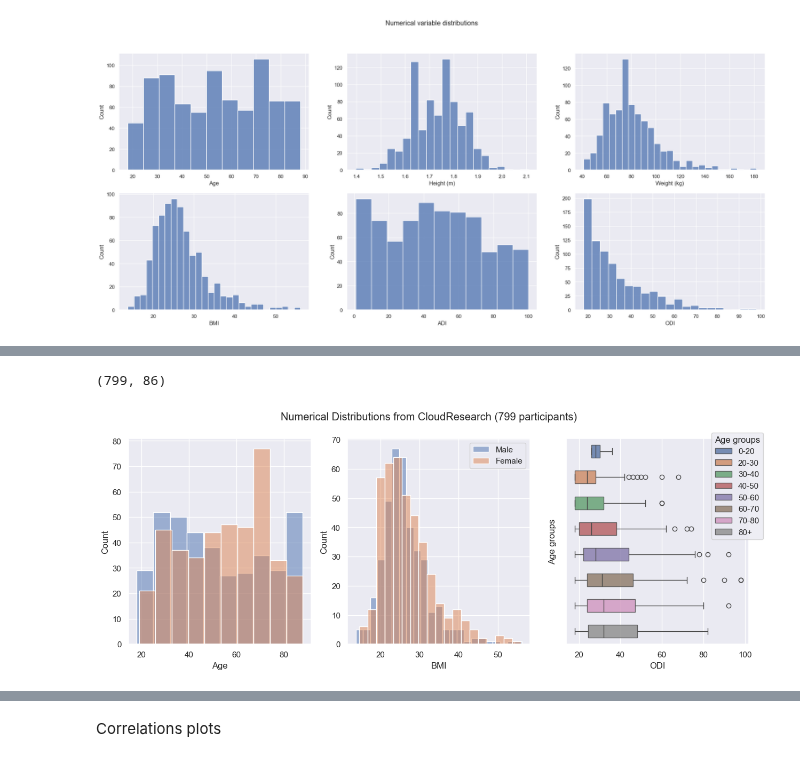
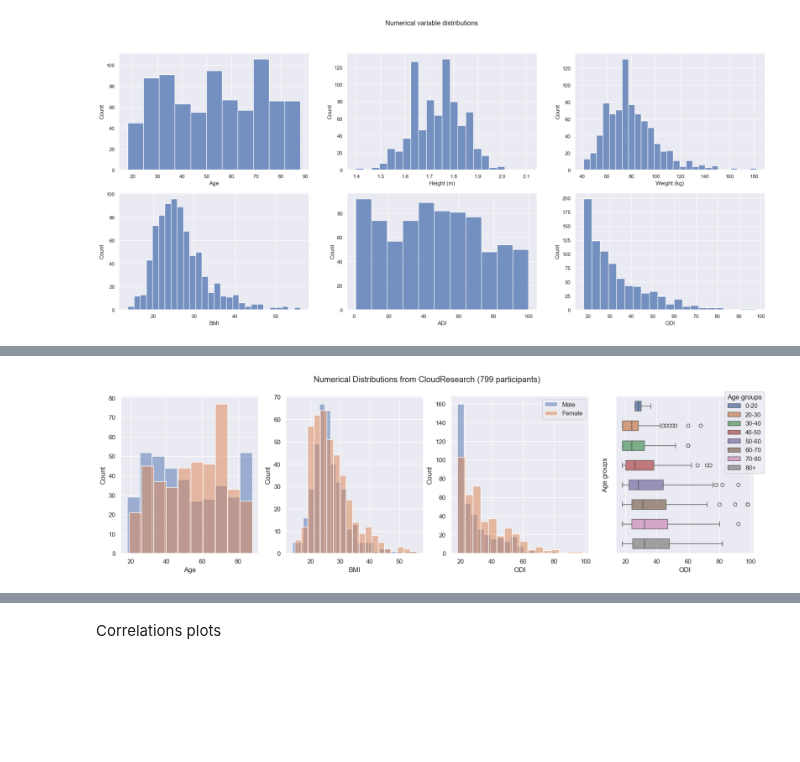
Before and after one commit to evanyfyip/vm-spinal-risk, a Jupyter notebook: vm-spinal-risk/notebooks/aim1_exploratory_analysis/normative_odi_eda.ipynb, the cells around one changed output, grey strips where cells are left out. Drawn from its saved outputs; the diff is of its cells as text; code cells hidden in the pictures; blank space fills up the shorter version.

```diff
--- a/vm-spinal-risk/notebooks/aim1_exploratory_analysis/normative_odi_eda.ipynb
+++ b/vm-spinal-risk/notebooks/aim1_exploratory_analysis/normative_odi_eda.ipynb
@@ -74,2 +61,15 @@ odi_quality_df[['record_id', 'state']].groupby('state').count().reset_index().so
 # %%
-odi_rename = odi_quality_df.rename(columns={'age': 'Age', 'sex': 'Sex', 'height_m': 'Height (m)', 'weight_kg': 'Weight (kg)', 'bmi':'BMI', 'age_range':'Age range', 'adi_score':'ADI', 'odi_final':'ODI'})
+adi_scores = odi_quality_df.copy().adi_score
+odi_quality_df['adi_score'] = pd.to_numeric(adi_scores, errors='coerce')
+
+rename_cols = {
+ 'age': 'Age',
+ 'sex': 'Sex',
+ 'height_m': 'Height (m)',
+ 'weight_kg': 'Weight (kg)',
+ 'bmi':'BMI',
+ 'age_range':'Age range',
+ 'adi_score':'ADI',
+ 'odi_final':'ODI'}
+odi_rename = odi_quality_df.rename(columns=rename_cols)
+odi_rename = odi_rename.replace(to_replace='<20', value='0-20')
@@ -179,4 +169,0 @@ Name: Sex, Length: 799, dtype: int64
-# %%
-odi_rename.shape
-# %% [output]
-(799, 86)
@@ -185,16 +170,18 @@ odi_new = odi_rename.replace(to_replace='<20', value='0-20')
 # %%
-fig, axes = plt.subplots(nrows=1, ncols=3, figsize=(15, 5))
+fig, axes = plt.subplots(nrows=1, ncols=4, figsize=(20, 5))
 sns.histplot(odi_rename[odi_rename['Sex'] == 1]['Age'], ax=axes[0], label='Male', alpha=0.5)
 sns.histplot(odi_rename[odi_rename['Sex'] == 2]['Age'], ax=axes[0], label='Female', alpha=0.5)
 sns.histplot(odi_rename[odi_rename['Sex'] == 1]['BMI'], ax=axes[1], label='Male', alpha=0.5)
 sns.histplot(odi_rename[odi_rename['Sex'] == 2]['BMI'], ax=axes[1], label='Female', alpha=0.5)
-sns.boxplot(odi_new.sort_values('Age range'), x='ODI', hue='Age range', width=1, gap=0.5, ax=axes[2], boxprops=dict(alpha=.8))
+sns.histplot(odi_rename[odi_rename['Sex'] == 1]['ODI'], ax=axes[2], label='Male', alpha=0.5)
+sns.histplot(odi_rename[odi_rename['Sex'] == 2]['ODI'], ax=axes[2], label='Female', alpha=0.5)
+sns.boxplot(odi_rename.sort_values('Age range'), x='ODI', hue='Age range', width=1, gap=0.5, ax=axes[3], boxprops=dict(alpha=.8))
 # plt.title("ODI Across Age Groups")
-axes[2].legend(title="Age groups", bbox_to_anchor=(1.1, 1.05))
-axes[2].set_ylabel("Age groups")
+axes[3].legend(title="Age groups", bbox_to_anchor=(1.1, 1.05))
+axes[3].set_ylabel("Age groups")
 axes[2].set_xlabel("ODI")
-axes[1].legend()
+axes[2].legend()
 plt.suptitle('Numerical Distributions from CloudResearch (799 participants)')
 plt.show()
 # %% [output]
-[figure, old version]
+[figure, new version]
```
Also changed, not shown: parts of 30 cells of this notebook, 3 other files.
